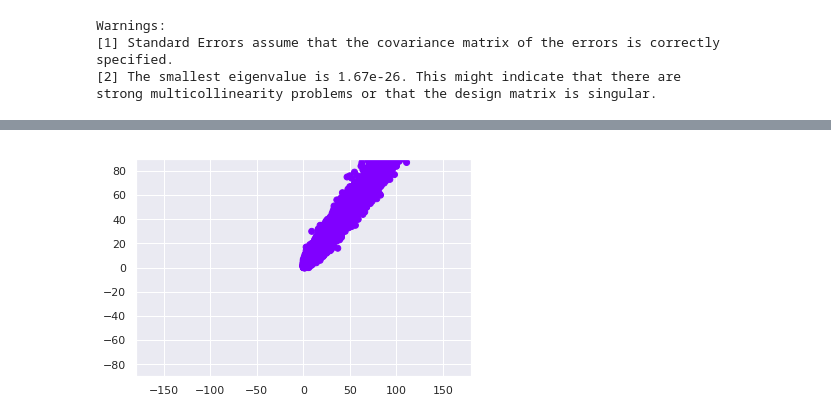
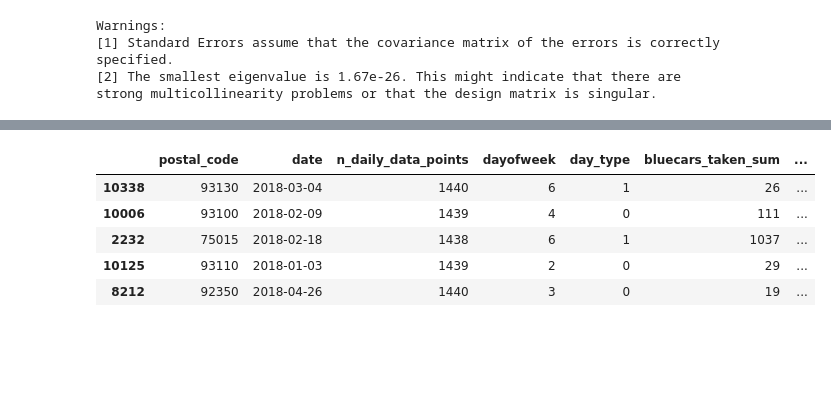
Before and after one commit to mwinzie/Autolib-Project-, a Jupyter notebook: Moringa_Data_Science_Core_W3_Independent_Project_Agnes_Mwinzi_DataScience.ipynb, the cells around one changed output, grey strips where cells are left out. Cells and saved outputs as stored; diff of their text form; code cells hidden in the pictures; blank space fills up the shorter version.

```diff
--- a/Moringa_Data_Science_Core_W3_Independent_Project_Agnes_Mwinzi_DataScience.ipynb
+++ b/Moringa_Data_Science_Core_W3_Independent_Project_Agnes_Mwinzi_DataScience.ipynb
@@ -918,7 +882,13 @@ data_with_clusters.tail(50)
-# %%
-plt.scatter(data_with_clusters['bluecars_taken_sum'],data_with_clusters['bluecars_returned_sum'],c=data_with_clusters['Cluster'],cmap='rainbow')
-plt.xlim(-180,180)
-plt.ylim(-90,90)
-plt.show()
-# %% [output]
-[figure, removed]
+# %%
+#From the dataset lib, I shall choose a random sample of 2500 observations that i shall use to carry out my hypothesis test
+#the sample will be from the already converted data types dataframe lib
+autosample = lib.sample(n = 2500, replace = 'False')
+#previewing the first 5 rows in the dataset
+autosample.head(5)
+# %% [output]
+|  | postal_code | date | n_daily_data_points | dayofweek | day_type | bluecars_taken_sum | ... |
+| 10338 | 93130 | 2018-03-04 | 1440 | 6 | 1 | 26 | ... |
+| 10006 | 93100 | 2018-02-09 | 1439 | 4 | 0 | 111 | ... |
+| 2232 | 75015 | 2018-02-18 | 1438 | 6 | 1 | 1037 | ... |
+| 10125 | 93110 | 2018-01-03 | 1439 | 2 | 0 | 29 | ... |
+| 8212 | 92350 | 2018-04-26 | 1440 | 3 | 0 | 19 | ... |
```
Also changed, not shown: parts of 37 cells of this notebook.
